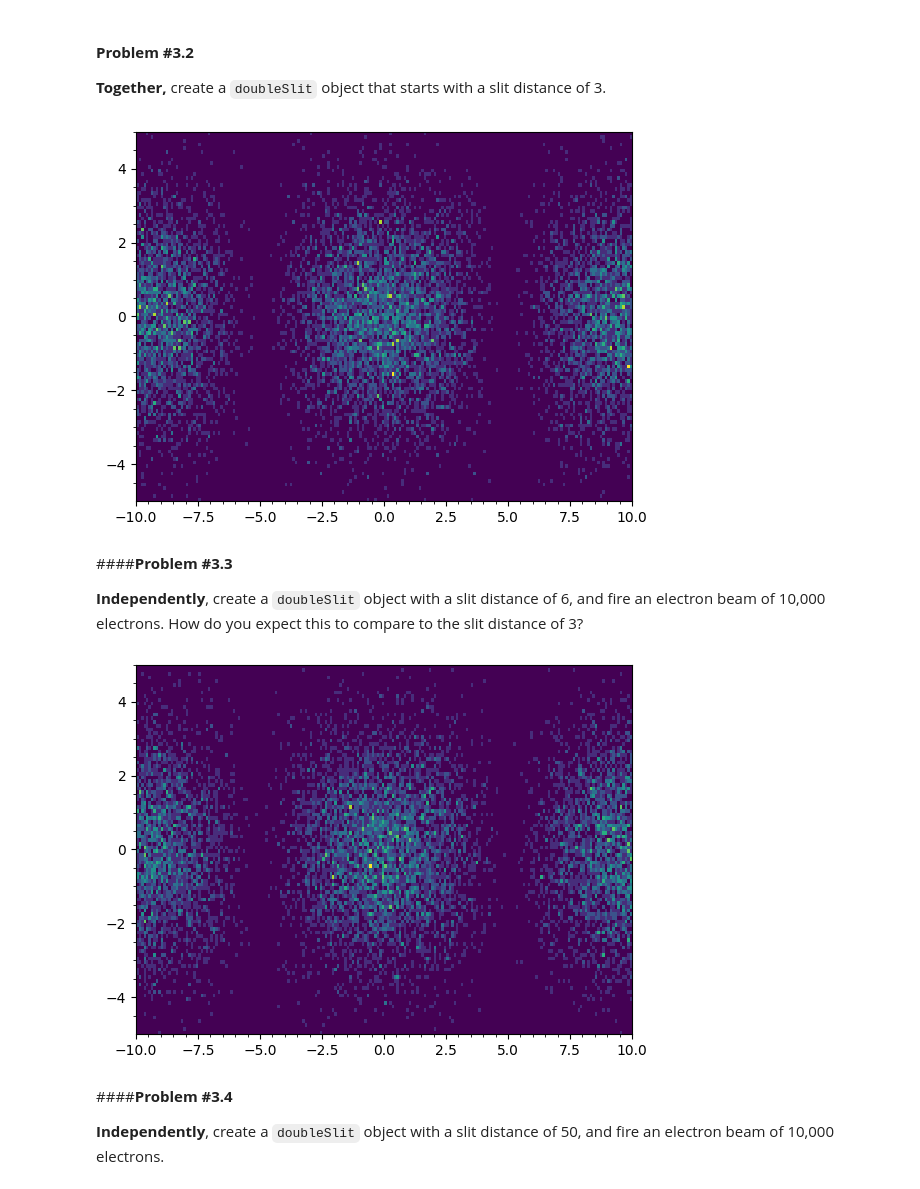
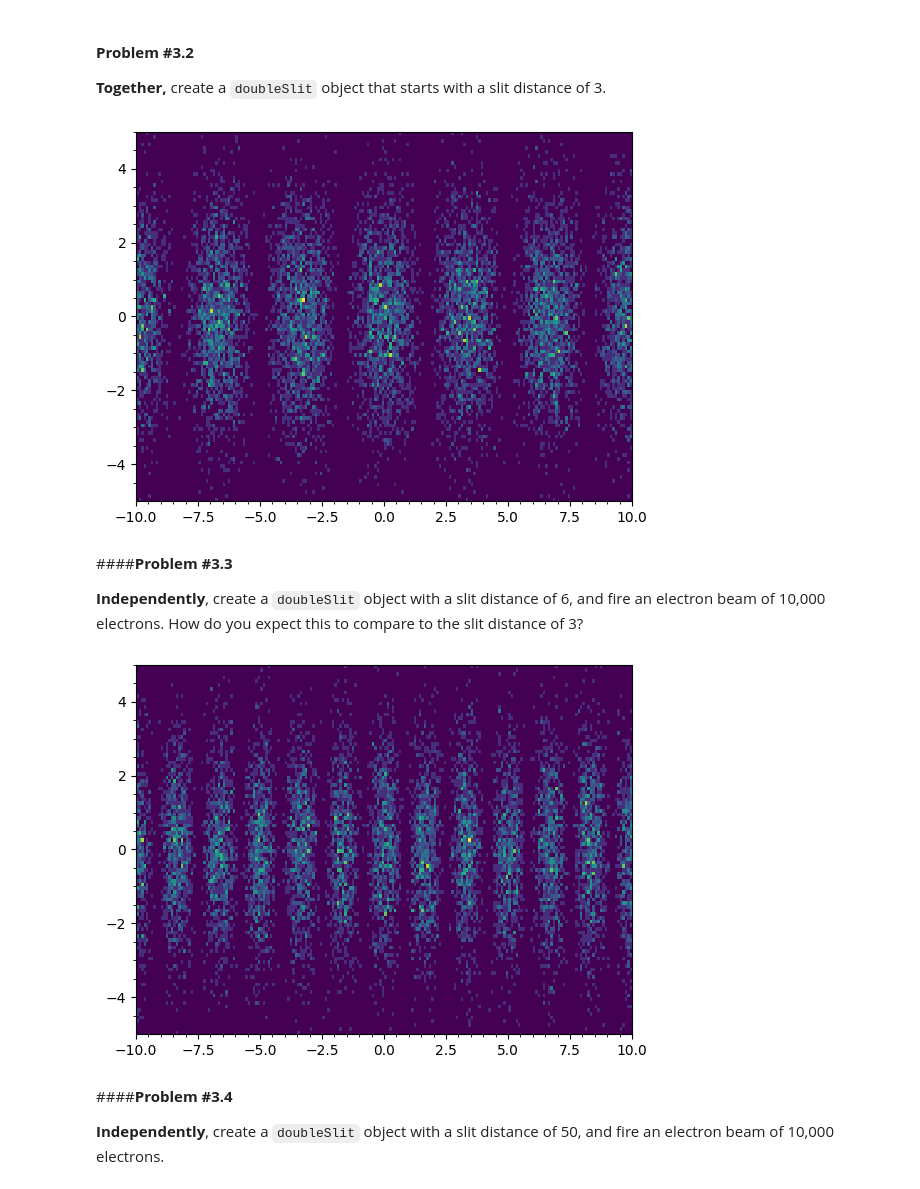
Before and after one commit to jyotiraj-code/qubitxqubit, a Jupyter notebook: QxQ_YLC_Week_4_Lab_[Jyotiraj].ipynb, the cells around one changed output. Drawn from its saved outputs; the diff is of its cells as text; code cells hidden in the pictures.

```diff
--- a/QxQ_YLC_Week_4_Lab_[Jyotiraj].ipynb
+++ b/QxQ_YLC_Week_4_Lab_[Jyotiraj].ipynb
@@ -354,25 +354,23 @@ my_experiment.show_screen()
 **Together,** create a `doubleSlit` object that starts with a slit distance of 3.
 # %%
 # COMPLETE THIS CODE
-my_experiment.slit_dist=3
-my_experiment = doubleSlit()
-
+my_experiment = doubleSlit(slit_dist=3)
 my_experiment.electron_beam(num_electrons=10000)
 my_experiment.show_screen()
 # %% [output]
-[figure, old version]
+[figure, new version]
 # %% [markdown]
 ####**Problem #3.3**
 
 **Independently**, create a `doubleSlit` object with a slit distance of 6, and fire an electron beam of 10,000 electrons. How do you expect this to compare to the slit distance of 3?
 # %%
 # COMPLETE THIS CODE
-my_experiment = doubleSlit()
+my_experiment = doubleSlit(slit_dist=6)
+my_experiment.clear_screen()
 my_experiment.electron_beam(num_electrons=10000)
-my_experiment.slit_dist=6
 my_experiment.show_screen()
 # %% [output]
-[figure, old version]
+[figure, new version]
 # %% [markdown]
 ####**Problem #3.4**
 
```
Also changed, not shown: parts of 14 cells of this notebook.
